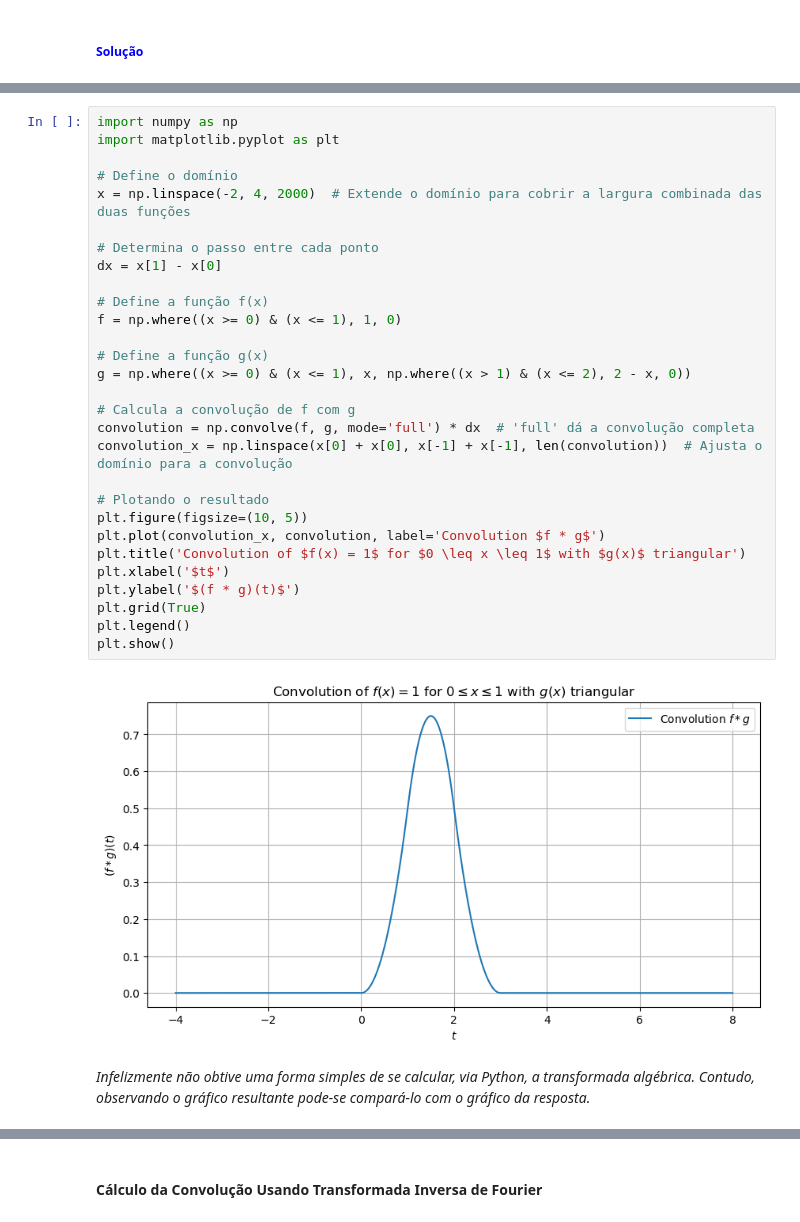
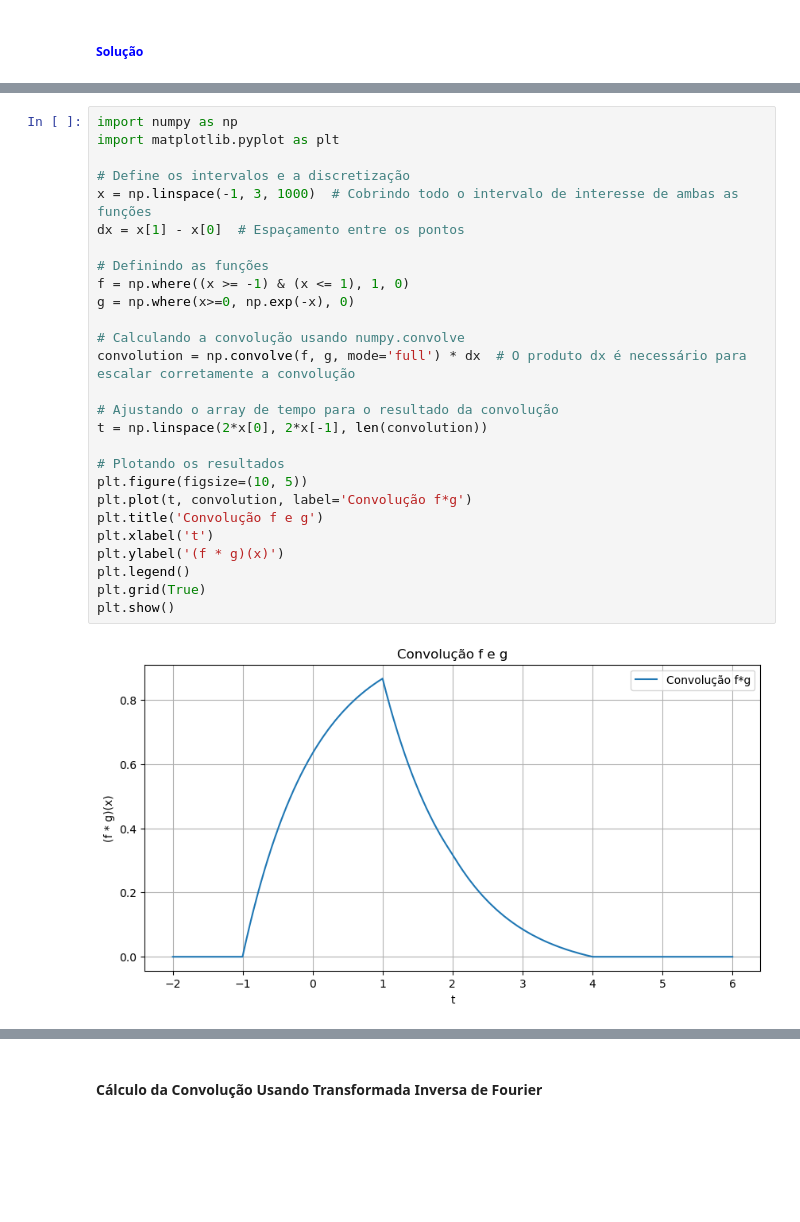
Before and after one commit to ProfAllanIFBA/Metodos_Matematicos_Para_Engenharia, a Jupyter notebook: Capitulo004_Transformada_de_Fourier_Continua/Capitulo004_Transformada_de_Fourier_Continua.ipynb, the cells around one changed output, grey strips where cells are left out. Cells and saved outputs as stored; diff of their text form; blank space fills up the shorter version.

```diff
--- a/Capitulo004_Transformada_de_Fourier_Continua/Capitulo004_Transformada_de_Fourier_Continua.ipynb
+++ b/Capitulo004_Transformada_de_Fourier_Continua/Capitulo004_Transformada_de_Fourier_Continua.ipynb
@@ -693,36 +748,32 @@ plt.show()
  e^{-x}(e^{x}-e^{-1}), & -1 \leq x \leq 1  \\
  e^{-x}(e-e^{-1}), & x > 1 \\
  \end{array}\right.$$
-# %%
-import numpy as np
-import matplotlib.pyplot as plt
-
-# Define o domínio
-x = np.linspace(-2, 4, 2000)  # Extende o domínio para cobrir a largura combinada das duas funções
-
-# Determina o passo entre cada ponto
-dx = x[1] - x[0]
-
-# Define a função f(x)
-f = np.where((x >= 0) & (x <= 1), 1, 0)
-
-# Define a função g(x)
-g = np.where((x >= 0) & (x <= 1), x, np.where((x > 1) & (x <= 2), 2 - x, 0))
-
-# Calcula a convolução de f com g
-convolution = np.convolve(f, g, mode='full') * dx  # 'full' dá a convolução completa
-convolution_x = np.linspace(x[0] + x[0], x[-1] + x[-1], len(convolution))  # Ajusta o domínio para a convolução
-
-# Plotando o resultado
-plt.figure(figsize=(10, 5))
-plt.plot(convolution_x, convolution, label='Convolution $f * g$')
-plt.title('Convolution of $f(x) = 1$ for $0 \leq x \leq 1$ with $g(x)$ triangular')
-plt.xlabel('$t$')
-plt.ylabel('$(f * g)(t)$')
-plt.grid(True)
-plt.legend()
-plt.show()
-# %% [output]
-[figure, old version]
-# %% [markdown]
-*Infelizmente não obtive uma forma simples de se calcular, via Python, a transformada algébrica. Contudo, observando o gráfico resultante pode-se compará-lo com o gráfico da resposta.*
+# %%
+import numpy as np
+import matplotlib.pyplot as plt
+
+# Define os intervalos e a discretização
+x = np.linspace(-1, 3, 1000)  # Cobrindo todo o intervalo de interesse de ambas as funções
+dx = x[1] - x[0]  # Espaçamento entre os pontos
+
+# Definindo as funções
+f = np.where((x >= -1) & (x <= 1), 1, 0)
+g = np.where(x>=0, np.exp(-x), 0)
+
+# Calculando a convolução usando numpy.convolve
+convolution = np.convolve(f, g, mode='full') * dx  # O produto dx é necessário para escalar corretamente a convolução
+
+# Ajustando o array de tempo para o resultado da convolução
+t = np.linspace(2*x[0], 2*x[-1], len(convolution))
+
+# Plotando os resultados
+plt.figure(figsize=(10, 5))
+plt.plot(t, convolution, label='Convolução f*g')
+plt.title('Convolução f e g')
+plt.xlabel('t')
+plt.ylabel('(f * g)(x)')
+plt.legend()
+plt.grid(True)
+plt.show()
+# %% [output]
+[figure, new version]
```
Also changed, not shown: parts of 89 cells of this notebook, 6 other files.
